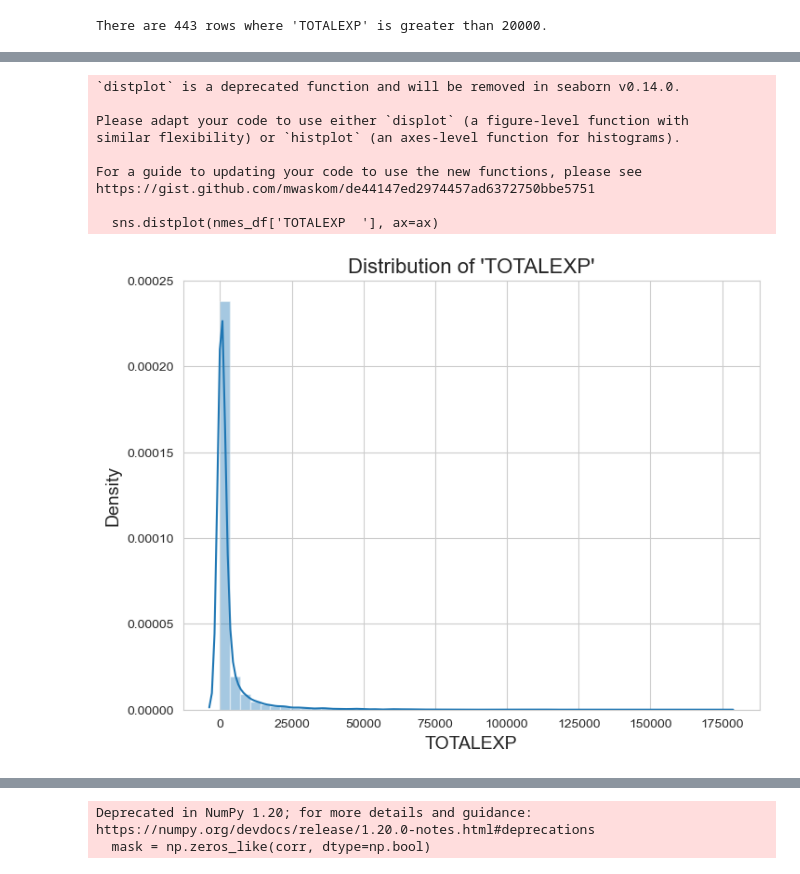
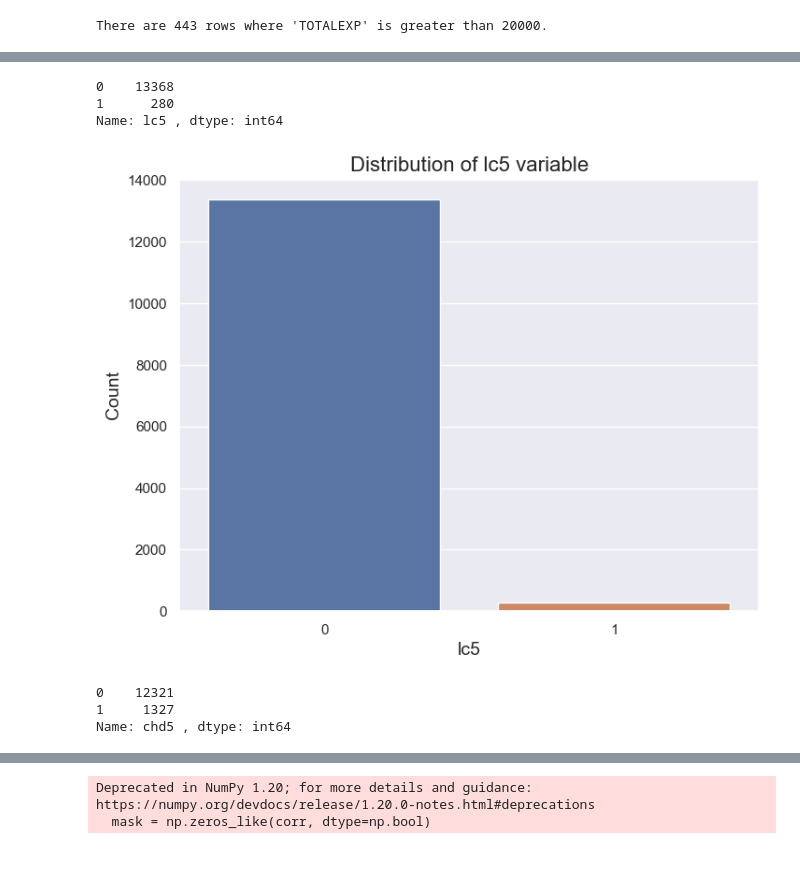
Before and after one commit to oscar066/nzuri_Analysis, a Jupyter notebook: nmes.ipynb, the cells around one changed output, grey strips where cells are left out. Cells and saved outputs as stored; diff of their text form; code cells hidden in the pictures.

```diff
--- a/nmes.ipynb
+++ b/nmes.ipynb
@@ -563,19 +554,22 @@ plt.show()
+# %%
+nmes_df['lc5 '].value_counts()
+# %% [output]
+0    13368
+1      280
+Name: lc5 , dtype: int64
 # %%
-# plot the distribution of 'TOTALEXP'
+# plotting the lc5 variable
 fig, ax = plt.subplots(figsize=(8, 6))
-sns.distplot(nmes_df['TOTALEXP  '], ax=ax)
-plt.title("Distribution of 'TOTALEXP'", fontsize=16)
-plt.ylabel("Density", fontsize=14)
-plt.xlabel("TOTALEXP", fontsize=14)
+sns.countplot(x=nmes_df['lc5 '], ax=ax)
+plt.title("Distribution of lc5 variable", fontsize=16)
+plt.ylabel("Count", fontsize=14)
+plt.xlabel("lc5", fontsize=14)
 plt.show()
 # %% [output]
-`distplot` is a deprecated function and will be removed in seaborn v0.14.0.
-
-Please adapt your code to use either `displot` (a figure-level function with
-similar flexibility) or `histplot` (an axes-level function for histograms).
-
-For a guide to updating your code to use the new functions, please see
-https://gist.github.com/mwaskom/de44147ed2974457ad6372750bbe5751
-
-  sns.distplot(nmes_df['TOTALEXP  '], ax=ax)
-[figure, old version]
+[figure, new version]
+# %%
+nmes_df['chd5 '].value_counts()
+# %% [output]
+0    12321
+1     1327
+Name: chd5 , dtype: int64
```
Also changed, not shown: parts of 57 cells of this notebook.
